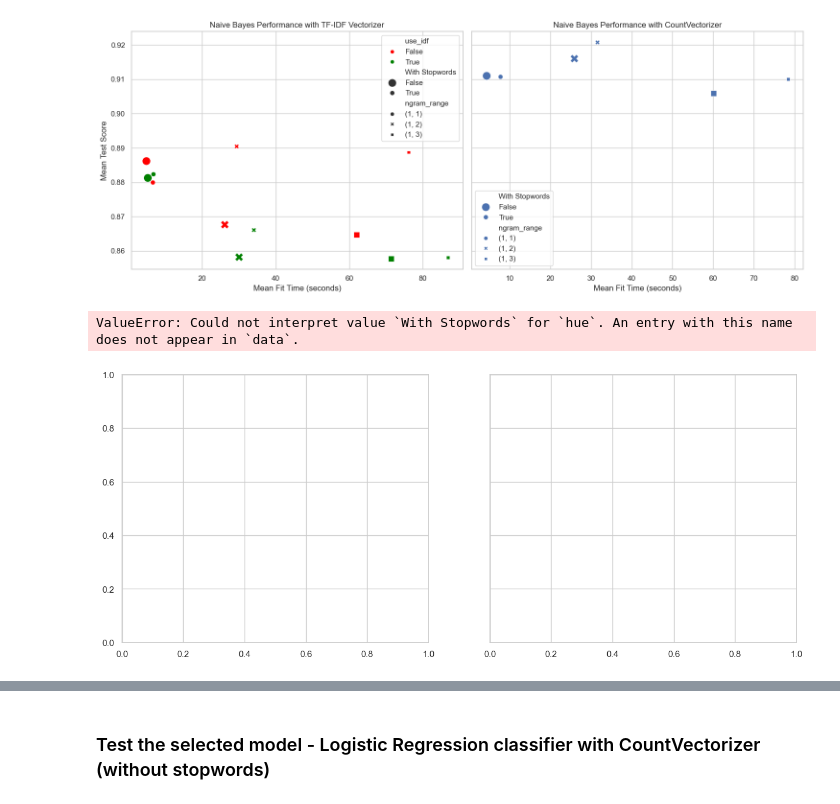
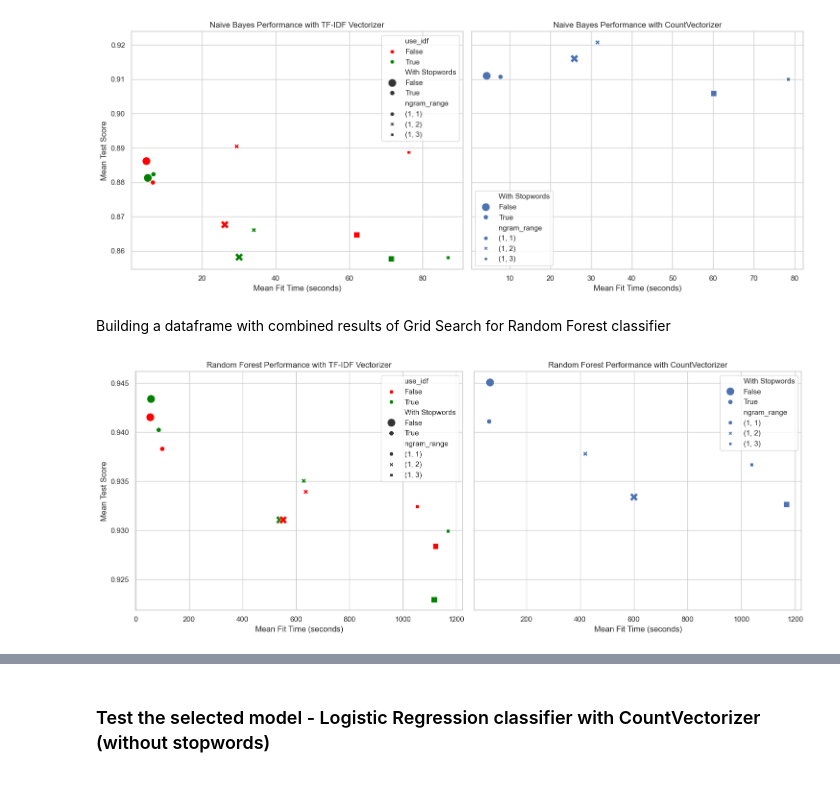
Before and after one commit to codingkuzzi/Final-Project, a Jupyter notebook: src/fake_news_detection_final_project.ipynb, the cells around one changed output, grey strips where cells are left out. Cells and saved outputs as stored; diff of their text form; code cells hidden in the pictures.

```diff
--- a/src/fake_news_detection_final_project.ipynb
+++ b/src/fake_news_detection_final_project.ipynb
@@ -3069,14 +2849,15 @@ nb_combined_df = pd.concat([
 visualize_classifier_results_with_params(nb_combined_df, 'Naive Bayes', 'use_idf', 'With Stopwords', 'ngram_range')
 # %% [output]
 [figure]
+# %% [markdown]
+Building a dataframe with combined results of Grid Search for Random Forest classifier
 # %%
-# Building a dataframe with combined results of Grid Search for Random Forest classifier
 # Data for TF-IDF without stopwords
 rf_tfidf_without_stopwords_data = {
     'Vectorizer': ['TF-IDF'] * 6,
     'use_idf': [True, False, True, False, True, False],
     'ngram_range': [(1, 1), (1, 1), (1, 2), (1, 2), (1, 3), (1, 3)],
-    'Stopwords': ['No'] * 6,
+    'With Stopwords': [False] * 6,
     'Mean Test Score': [0.943390, 0.941528, 0.931073, 0.931073, 0.922980, 0.928423],
     'Mean Fit Time': [57.211132, 54.320357, 540.152237, 551.811790, 1116.868884, 1122.735309]
 }
@@ -3086,7 +2867,7 @@ rf_count_vectorizer_without_stopwords_data = {
     'Vectorizer': ['CountVectorizer'] * 3,
     'use_idf': [None] * 3,  # Not applicable for CountVectorizer
     'ngram_range': [(1, 1), (1, 2), (1, 3)],
-    'Stopwords': ['No'] * 3,
+    'With Stopwords': [False] * 3,
     'Mean Test Score': [0.945073, 0.933400, 0.932684],
     'Mean Fit Time': [65.165834, 600.444068, 1168.479469]
 }
@@ -3096,7 +2877,7 @@ rf_tfidf_with_stopwords_data = {
     'Vectorizer': ['TF-IDF'] * 6,
     'use_idf': [True, False, True, False, True, False],
     'ngram_range': [(1, 1), (1, 1), (1, 2), (1, 2), (1, 3), (1, 3)],
-    'Stopwords': ['Yes'] * 6,
+    'With Stopwords': [True] * 6,
     'Mean Test Score': [0.940239, 0.938306, 0.935047, 0.933937, 0.929927, 0.932469],
     'Mean Fit Time': [86.070057, 99.316671, 629.195709, 636.637402, 1168.493408, 1054.129885]
 }
@@ -3106,7 +2887,7 @@ rf_count_vectorizer_with_stopwords_data = {
     'Vectorizer': ['CountVectorizer'] * 3,
     'use_idf': [None] * 3,  # Not applicable for CountVectorizer
     'ngram_range': [(1, 1), (1, 2), (1, 3)],
-    'Stopwords': ['Yes'] * 3,
+    'With Stopwords': [True] * 3,
     'Mean Test Score': [0.941098, 0.937804, 0.936730],
     'Mean Fit Time': [61.876218, 419.586939, 1038.506371]
 }
@@ -3125,7 +2906,6 @@ rf_combined_df = pd.concat([
     rf_df_count_vectorizer_with_stopwords
 ], ignore_index=True)
 # %%
-visualize_classifier_results_with_params(rf_combined_df, 'Random Forest', 'With Stopwords','use_idf', 'ngram_range')
+visualize_classifier_results_with_params(rf_combined_df, 'Random Forest', 'use_idf', 'With Stopwords', 'ngram_range')
 # %% [output]
-ValueError: Could not interpret value `With Stopwords` for `hue`. An entry with this name does not appear in `data`.
-[figure, old version]
+[figure, new version]
```
Also changed, not shown: parts of 36 cells of this notebook, 5 other files.
